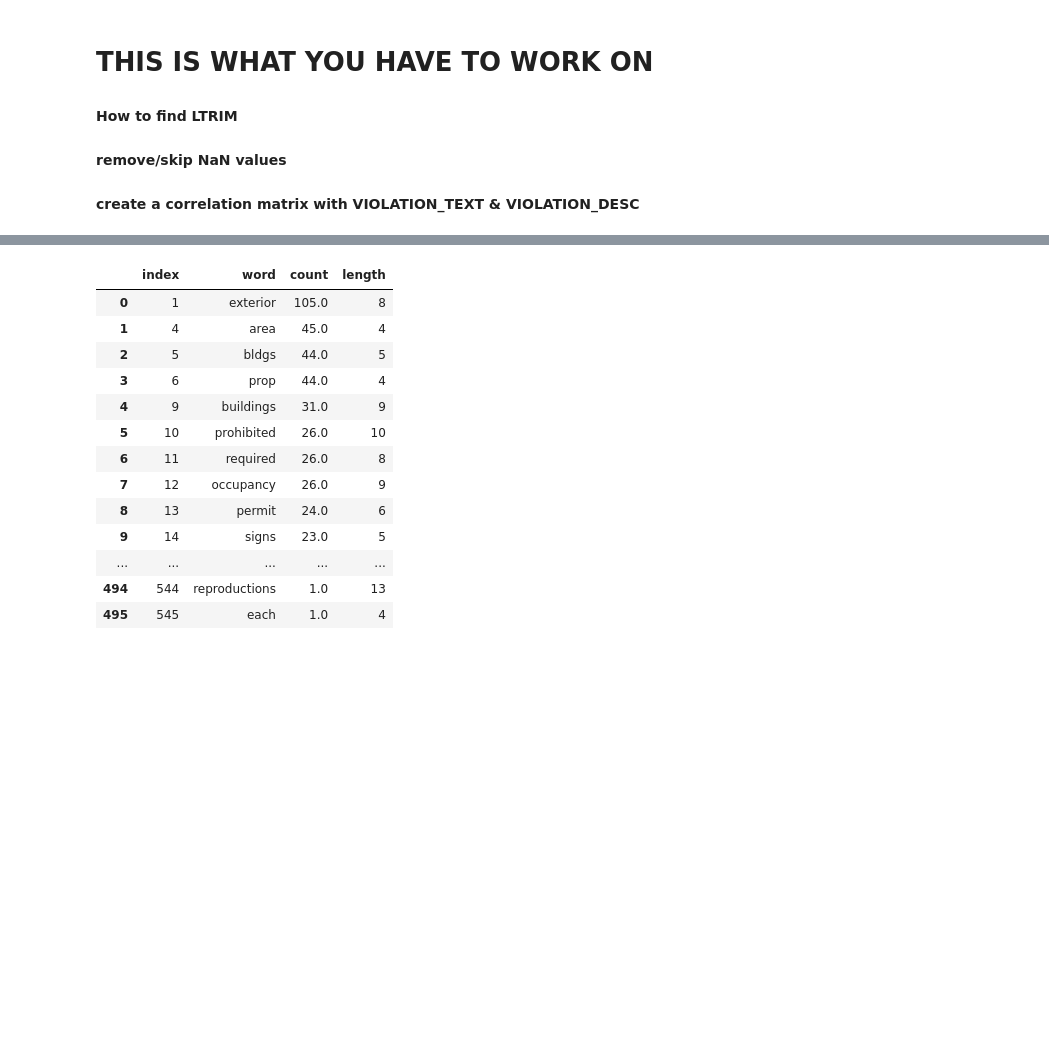
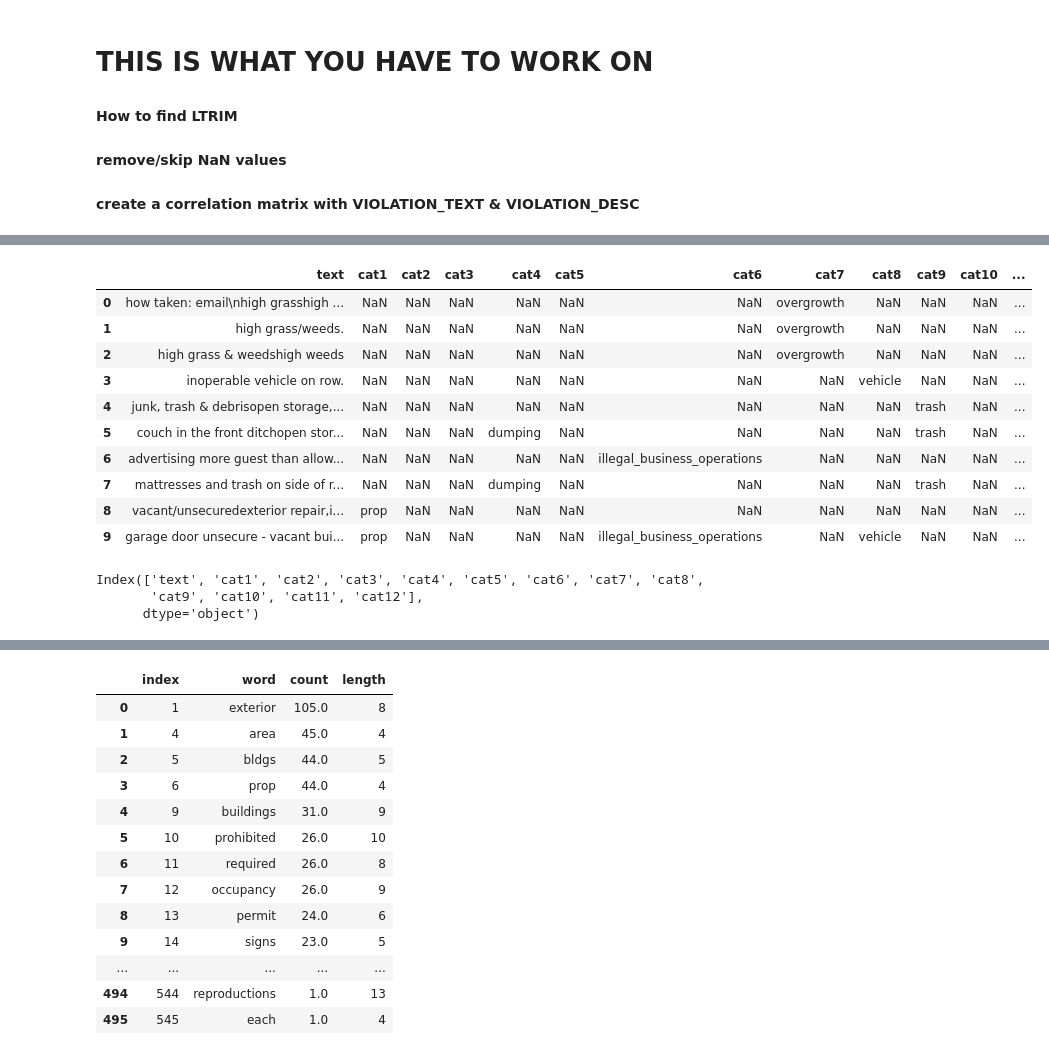
Before and after one commit to shrutijalewar/data-question-2-xtreme-united, a Jupyter notebook: Violation_codes.ipynb, the cells around one changed output, grey strips where cells are left out. Cells and saved outputs as stored; diff of their text form; code cells hidden in the pictures; blank space fills up the shorter version.

```diff
--- a/Violation_codes.ipynb
+++ b/Violation_codes.ipynb
@@ -136,0 +119,3 @@ violation_sub2
+# %%
+vi_match=pd.read_csv ('/Users/ghfmhf/git/data-question-2-xtreme-united/live_vi_matches.csv')
+vi_match.head(10)
@@ -136,0 +146,31 @@ violation_sub2
+# %%
+#The original file did not work for some reason, so I used a subset
+vi_match_cats=vi_match.drop(['Unnamed: 0', 'Request #', 'Date Received', 'Property APN',
+       'Property Address', 'City', 'State', 'ZIP', 'Property Owner',
+       'Complaint Source', 'Reported Problem', 'Status', 'Council District',
+       'Last Activity Date', 'Last Activity', 'Last Activity Result',
+       'Violations Noted', 'Mapped Location', 'master_category'],1)
+vi_match_cats.head(10)
+# %% [output]
+|  | text | cat1 | cat2 | cat3 | cat4 | cat5 | cat6 | cat7 | cat8 | cat9 | cat10 | ... |
+| 0 | how taken: email\nhigh grasshigh ... | NaN | NaN | NaN | NaN | NaN | NaN | overgrowth | NaN | NaN | NaN | ... |
+| 1 | high grass/weeds. | NaN | NaN | NaN | NaN | NaN | NaN | overgrowth | NaN | NaN | NaN | ... |
+| 2 | high grass & weedshigh weeds | NaN | NaN | NaN | NaN | NaN | NaN | overgrowth | NaN | NaN | NaN | ... |
+| 3 | inoperable vehicle on row. | NaN | NaN | NaN | NaN | NaN | NaN | NaN | vehicle | NaN | NaN | ... |
+| 4 | junk, trash & debrisopen storage,... | NaN | NaN | NaN | NaN | NaN | NaN | NaN | NaN | trash | NaN | ... |
+| 5 | couch in the front ditchopen stor... | NaN | NaN | NaN | dumping | NaN | NaN | NaN | NaN | trash | NaN | ... |
+| 6 | advertising more guest than allow... | NaN | NaN | NaN | NaN | NaN | illegal_business_operations | NaN | NaN | NaN | NaN | ... |
+| 7 | mattresses and trash on side of r... | NaN | NaN | NaN | dumping | NaN | NaN | NaN | NaN | trash | NaN | ... |
+| 8 | vacant/unsecuredexterior repair,i... | prop | NaN | NaN | NaN | NaN | NaN | NaN | NaN | NaN | NaN | ... |
+| 9 | garage door unsecure - vacant bui... | prop | NaN | NaN | NaN | NaN | illegal_business_operations | NaN | vehicle | NaN | NaN | ... |
+# %%
+# This block counts how many categories a violation falls in. NOTE: IMPORT RE is required.
+# source="illegal_business_operations"
+# re.compile(source)
+# vi_match_cleanspace=vi_match_cats.master_category.replace(to_replace='illegal business operations', value=source,regex=True)
+# vi_match['master_category']=vi_match_cleanspace
+vi_match_cats.columns
+# %% [output]
+Index(['text', 'cat1', 'cat2', 'cat3', 'cat4', 'cat5', 'cat6', 'cat7', 'cat8',
+       'cat9', 'cat10', 'cat11', 'cat12'],
+      dtype='object')
```
Also changed, not shown: parts of 12 cells of this notebook, 9 other files.
